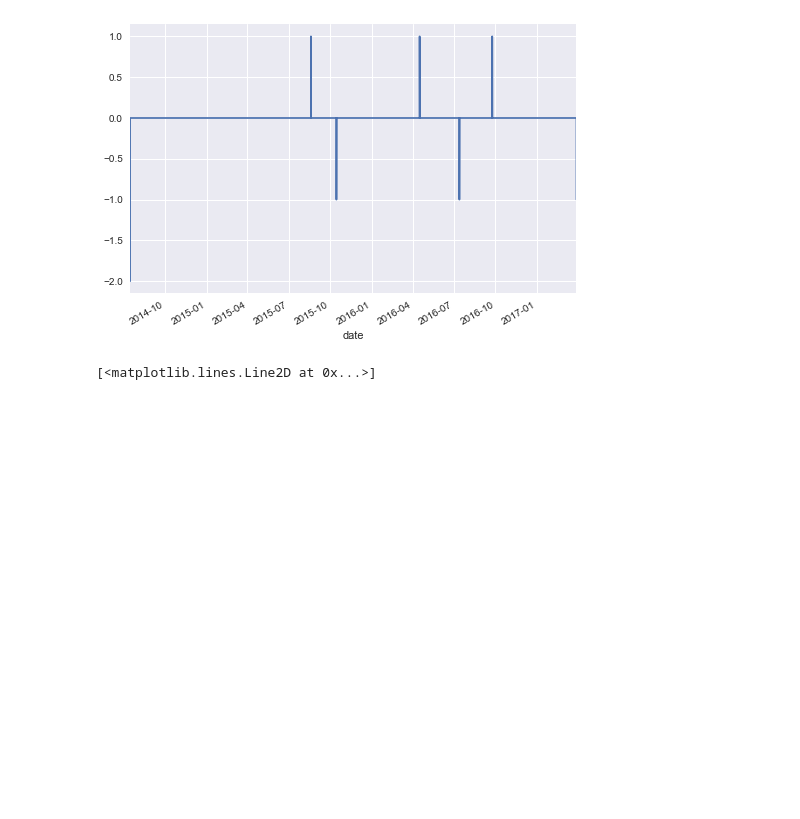
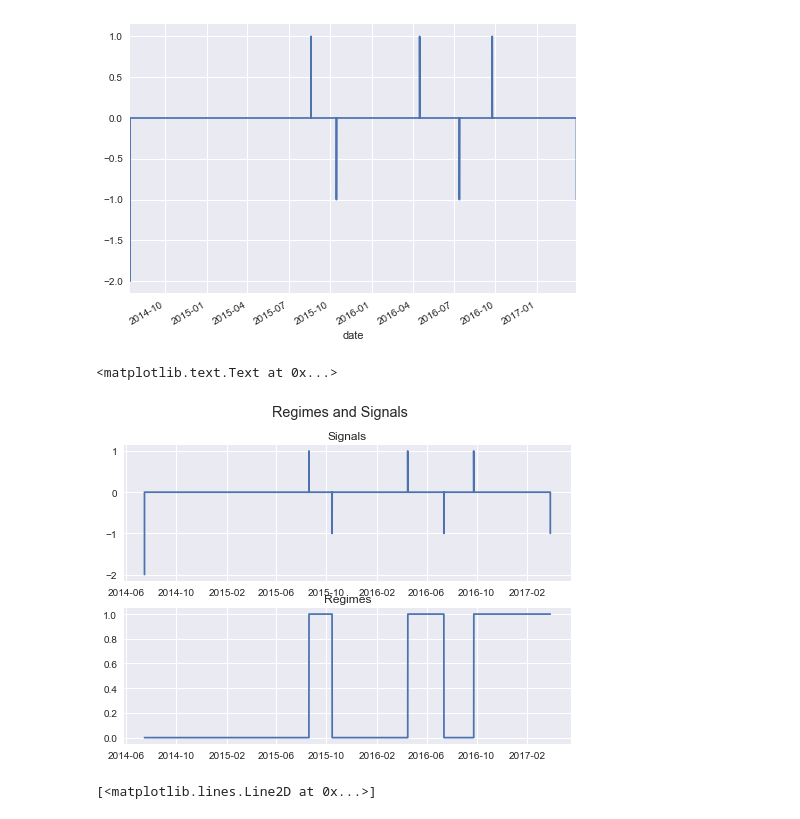
Before and after one commit to tobiasraabe/crypto, a Jupyter notebook: src/exploration/prediction_moving_average.ipynb, the cells around one changed output. Saved outputs shown, nothing was run; the diff lists cells and outputs as text; code cells hidden in the pictures; blank space fills up the shorter version.

```diff
--- a/src/exploration/prediction_moving_average.ipynb
+++ b/src/exploration/prediction_moving_average.ipynb
@@ -71,6 +71,21 @@ plot.SIGNALS.plot()
 # %% [output]
 <matplotlib.axes._subplots.AxesSubplot at 0x...>
 [figure]
+# %%
+fig, ax = plt.subplots(2, 1)
+fig.suptitle('Regimes and Signals')
+
+ax1 = plt.subplot(2, 1, 1)
+plt.plot(plot.SIGNALS)
+ax1.set_title('Signals')
+
+ax2 = plt.subplot(2, 1, 2)
+plt.plot(plot.REGIMES)
+ax2.set_title('Regimes')
+plt.save
+# %% [output]
+<matplotlib.text.Text at 0x...>
+[figure, added]
 # %%
 plt.plot(chart)
 # %% [output]
```
Also changed, not shown: parts of 2 cells of this notebook, 9 other files.
